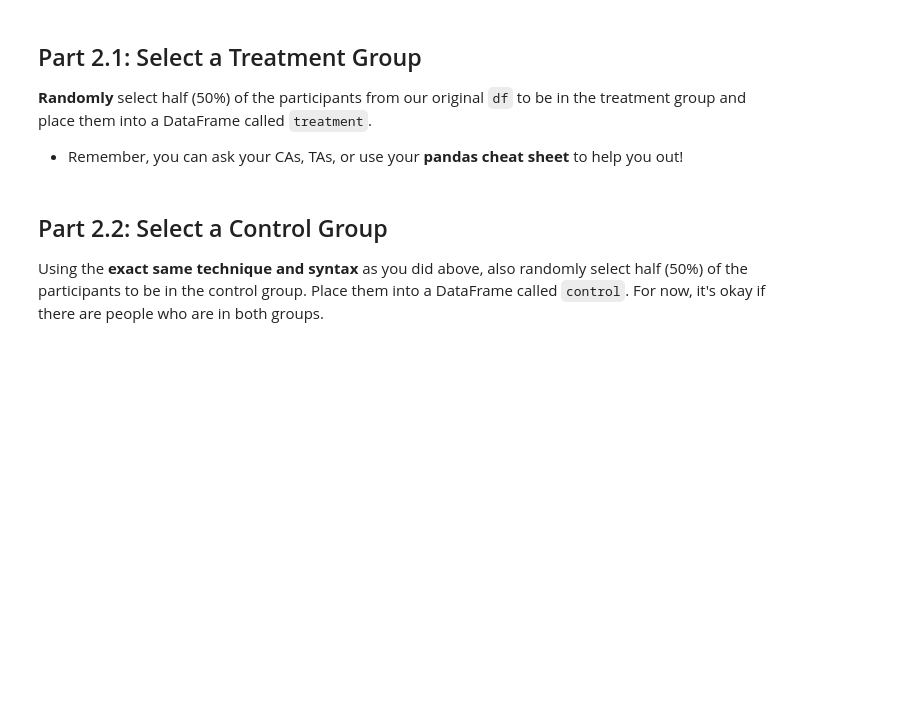
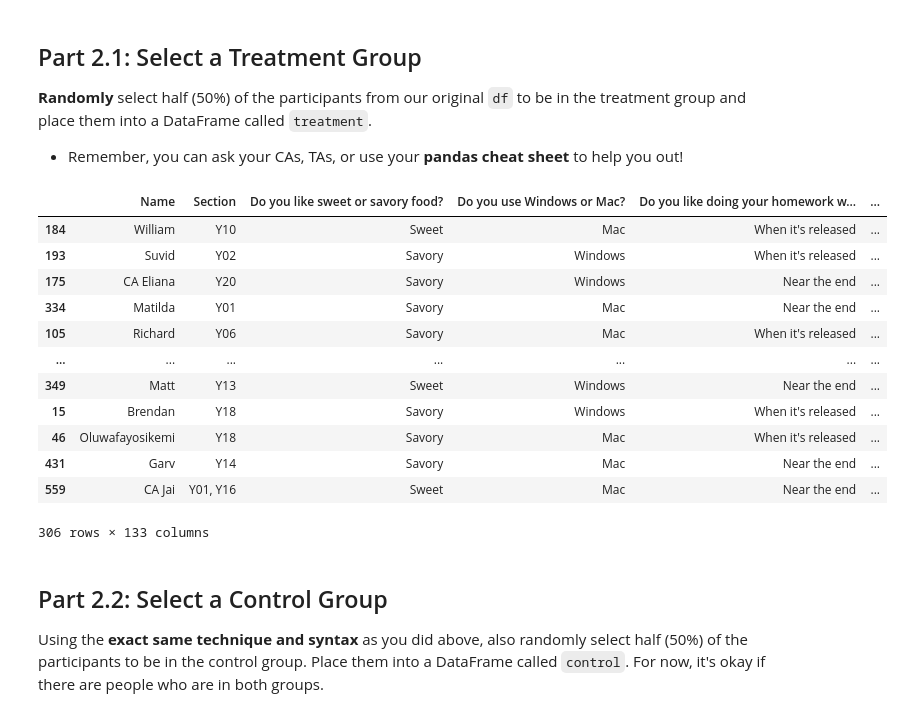
Before and after one commit to pdesire-20/Lab6, a Jupyter notebook: lab_exp_design.ipynb, the cells around one changed output. Cells and saved outputs as stored; diff of their text form; code cells hidden in the pictures; blank space fills up the shorter version.

```diff
--- a/lab_exp_design.ipynb
+++ b/lab_exp_design.ipynb
@@ -208,3 +207,20 @@ treatment
+# %%
+treatment = df.sample(frac=0.5)
+treatment
+# %% [output]
+|  | Name | Section | Do you like sweet or savory food? | Do you use Windows or Mac? | Do you like doing your homework w... | ... |
+| 184 | William | Y10 | Sweet | Mac | When it's released | ... |
+| 193 | Suvid | Y02 | Savory | Windows | When it's released | ... |
+| 175 | CA Eliana | Y20 | Savory | Windows | Near the end | ... |
+| 334 | Matilda | Y01 | Savory | Mac | Near the end | ... |
+| 105 | Richard | Y06 | Savory | Mac | When it's released | ... |
+| ... | ... | ... | ... | ... | ... | ... |
+| 349 | Matt | Y13 | Sweet | Windows | Near the end | ... |
+| 15 | Brendan | Y18 | Savory | Windows | When it's released | ... |
+| 46 | Oluwafayosikemi | Y18 | Savory | Mac | When it's released | ... |
+| 431 | Garv | Y14 | Savory | Mac | Near the end | ... |
+| 559 | CA Jai | Y01, Y16 | Sweet | Mac | Near the end | ... |
+306 rows × 133 columns
 # %% [markdown]
 ## Part 2.2: Select a Control Group
 
```
Also changed, not shown: parts of 31 cells of this notebook.
